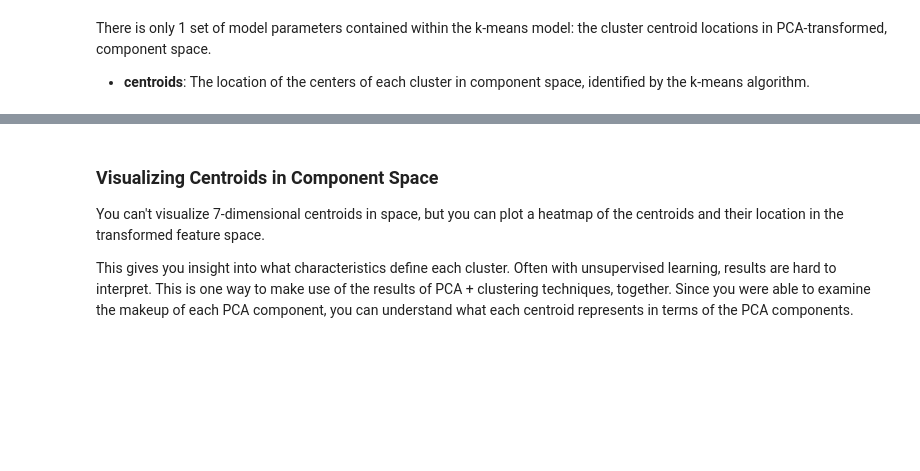
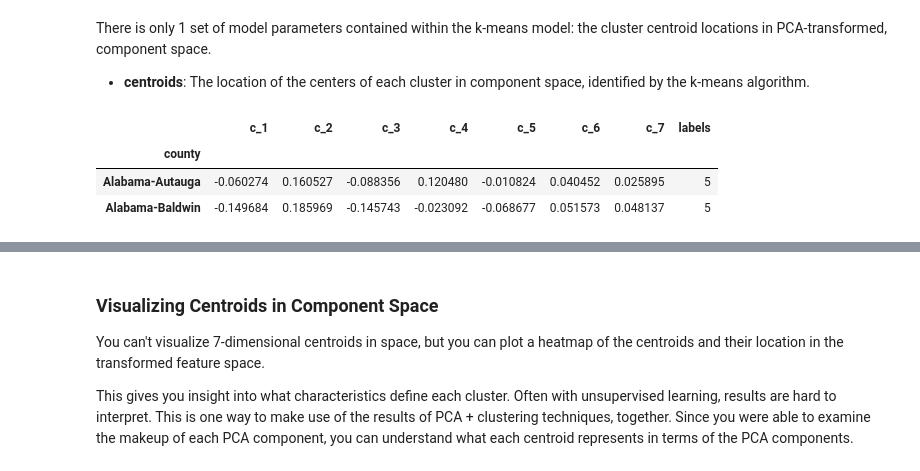
Before and after one commit to agnesvanbelle/udndmle, a Jupyter notebook: Population_Segmentation/Pop_Segmentation_Exercise.ipynb, the cells around one changed output, grey strips where cells are left out. Saved outputs shown, nothing was run; the diff lists cells and outputs as text; code cells hidden in the pictures; blank space fills up the shorter version.

```diff
--- a/Population_Segmentation/Pop_Segmentation_Exercise.ipynb
+++ b/Population_Segmentation/Pop_Segmentation_Exercise.ipynb
@@ -957,6 +1070,13 @@ print(kmeans_model_params)
 There is only 1 set of model parameters contained within the k-means model: the cluster centroid locations in PCA-transformed, component space.
 
 * **centroids**: The location of the centers of each cluster in component space, identified by the k-means algorithm.
+# %%
+counties_transformed.head(2)
+# %% [output]
+|  | c_1 | c_2 | c_3 | c_4 | c_5 | c_6 | c_7 | labels |
+| county |  |  |  |  |  |  |  |  |
+| Alabama-Autauga | -0.060274 | 0.160527 | -0.088356 | 0.120480 | -0.010824 | 0.040452 | 0.025895 | 5 |
+| Alabama-Baldwin | -0.149684 | 0.185969 | -0.145743 | -0.023092 | -0.068677 | 0.051573 | 0.048137 | 5 |
 # %%
 # get all the centroids
 cluster_centroids=pd.DataFrame(kmeans_model_params[0].asnumpy())
```
Also changed, not shown: parts of 28 cells of this notebook.
